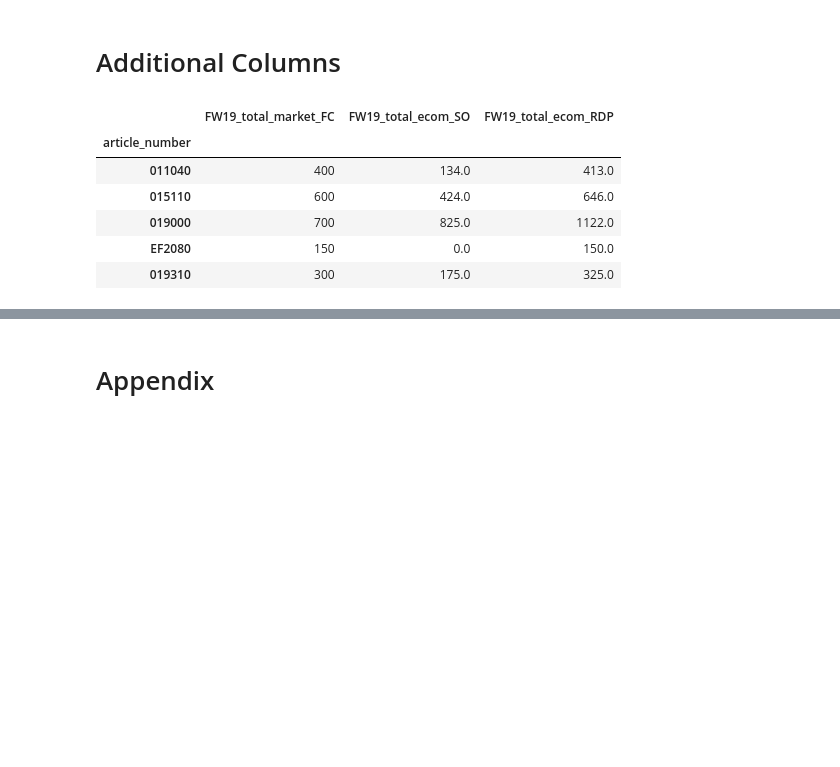
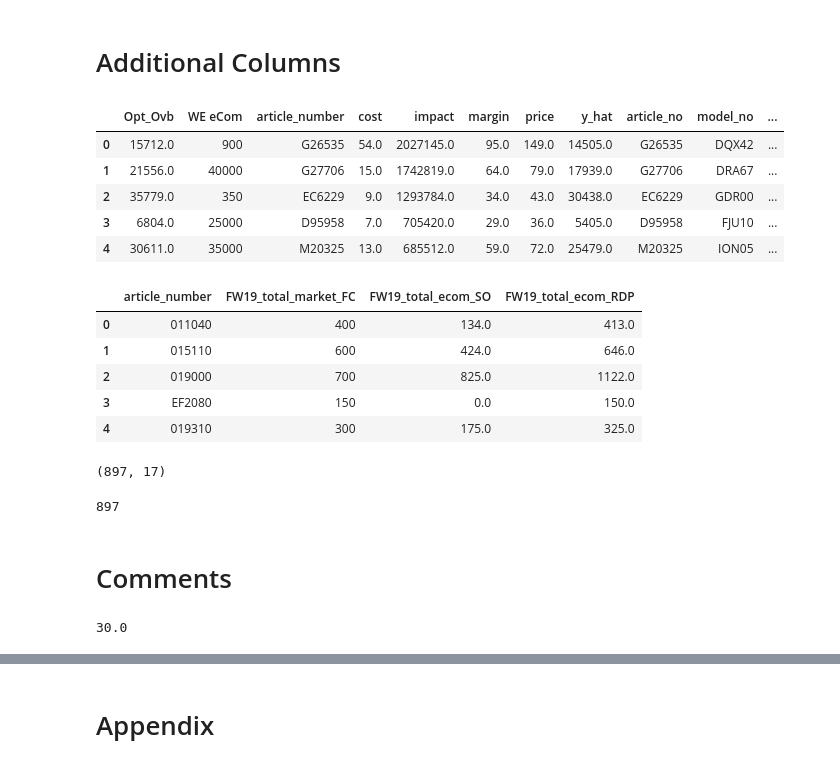
Before and after one commit to cwcomiskey/Misc, a Jupyter notebook: adidas/model_10Sept.ipynb, the cells around one changed output, grey strips where cells are left out. Cells and saved outputs as stored; diff of their text form; code cells hidden in the pictures; blank space fills up the shorter version.

Commit message:
Lot of article comments, numerous small changes

```diff
--- a/adidas/model_10Sept.ipynb
+++ b/adidas/model_10Sept.ipynb
@@ -929,3 +929,12 @@ preds_season = pd.merge(
     ref_dat0[['article_no', 'model_no', 'art_desc', 'prod_type_desc', 'brand_desc', 'bus_unit_desc', 'rmh_cat_desc']],
     how = 'left', left_on = 'article_number', right_on='article_no'
 )
+# %%
+preds_season.head()
+# %% [output]
+|  | Opt_Ovb | WE eCom | article_number | cost | impact | margin | price | y_hat | article_no | model_no | ... |
+| 0 | 15712.0 | 900 | G26535 | 54.0 | 2027145.0 | 95.0 | 149.0 | 14505.0 | G26535 | DQX42 | ... |
+| 1 | 21556.0 | 40000 | G27706 | 15.0 | 1742819.0 | 64.0 | 79.0 | 17939.0 | G27706 | DRA67 | ... |
+| 2 | 35779.0 | 350 | EC6229 | 9.0 | 1293784.0 | 34.0 | 43.0 | 30438.0 | EC6229 | GDR00 | ... |
+| 3 | 6804.0 | 25000 | D95958 | 7.0 | 705420.0 | 29.0 | 36.0 | 5405.0 | D95958 | FJU10 | ... |
+| 4 | 30611.0 | 35000 | M20325 | 13.0 | 685512.0 | 59.0 | 72.0 | 25479.0 | M20325 | ION05 | ... |
@@ -932,19 +943,12 @@ preds_season = pd.merge(
 # %%
-# April Allen columns
+# April Allen requested columns
 
-aa_cols = pd.read_csv('data/columns_3october.csv', low_memory = False, error_bad_lines = False, sep = ";").set_index('article_number')
-aa_cols.head()
-
-preds_season = pd.merge(
-    preds_season,
-    aa_cols,
-    how = 'left', left_on = 'article_number', right_index=True
-)
+aa_cols = pd.read_csv('data/columns_8october.csv', low_memory = False, error_bad_lines = False, sep = ";")#.set_index('article_number')
+aa_cols.head() #[aa_cols.article_number.isin(preds_season.article_number)].shape
 # %% [output]
-|  | FW19_total_market_FC | FW19_total_ecom_SO | FW19_total_ecom_RDP |
-| article_number |  |  |  |
-| 011040 | 400 | 134.0 | 413.0 |
-| 015110 | 600 | 424.0 | 646.0 |
-| 019000 | 700 | 825.0 | 1122.0 |
-| EF2080 | 150 | 0.0 | 150.0 |
-| 019310 | 300 | 175.0 | 325.0 |
+|  | article_number | FW19_total_market_FC | FW19_total_ecom_SO | FW19_total_ecom_RDP |
+| 0 | 011040 | 400 | 134.0 | 413.0 |
+| 1 | 015110 | 600 | 424.0 | 646.0 |
+| 2 | 019000 | 700 | 825.0 | 1122.0 |
+| 3 | EF2080 | 150 | 0.0 | 150.0 |
+| 4 | 019310 | 300 | 175.0 | 325.0 |
@@ -969,6 +979,14 @@ preds_season = preds_season[['article_number',
 for c in preds_season.columns:
     if type(preds_season[c][1]) == np.float64:
         preds_season[c] = preds_season[c].fillna(0).astype(int)
+# %%
+preds_season.shape
+len(preds_season.index.unique())
+# %% [output]
+(897, 17)
+897
+# %% [markdown]
+# Comments
 # %%
 # ---- Comments ----
 
@@ -1000,0 +1034,4 @@ preds_season.loc['G27706', 'notes'] = 'While SS19 was strong, FW19 numbers are m
+# %%
+4500/150
+# %% [output]
+30.0
```
Also changed, not shown: parts of 54 cells of this notebook, 1 other file.
